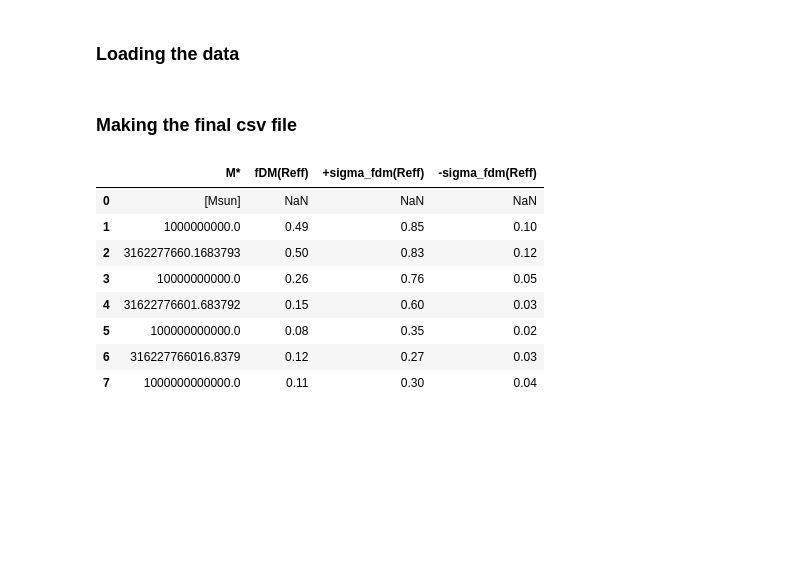
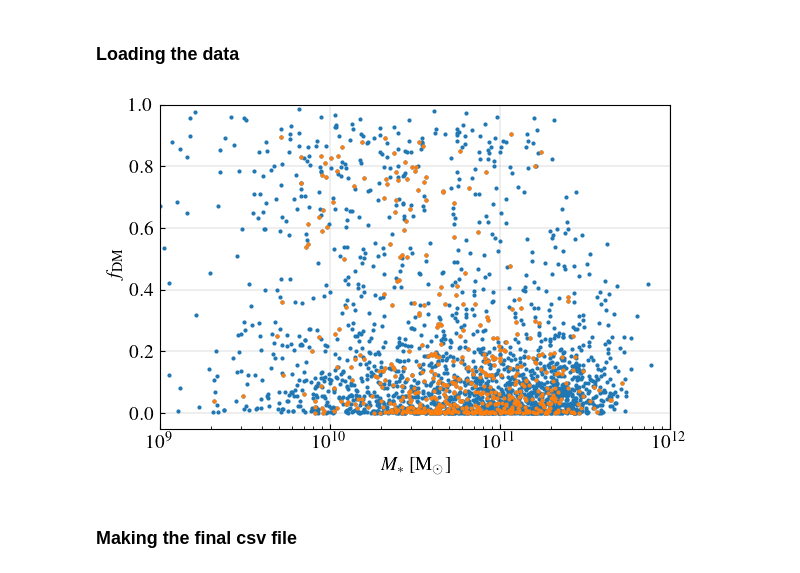
Before and after one commit to Annapreto23/TangoSIDM_DMFraction, a Jupyter notebook: data/Observational_datasets/MANGA_post_processed.ipynb, the cells around one changed output. Drawn from its saved outputs; the diff is of its cells as text; code cells hidden in the pictures; blank space fills up the shorter version.

Commit message:
I am including the full dataset from MaNGA: stellar masses, dark matter fractions, sizes

```diff
--- a/data/Observational_datasets/MANGA_post_processed.ipynb
+++ b/data/Observational_datasets/MANGA_post_processed.ipynb
@@ -9,2 +9,7 @@ import csv
 # %% [markdown]
 ### Loading the data
+# %%
+manga_dataset = fits.open('./raw_data/SDSSDR17_MaNGA_JAM.fits')
+Yang07 = np.genfromtxt('./raw_data/MaNGA_MPL11_Yang07.cat', dtype=None, skip_header=4, encoding='utf-8')
+manga_M2L_SPS = np.genfromtxt('./raw_data/MaNGA_SPS_M2L.txt', dtype=None, skip_header=1)
+loct = Yang07['f12']
@@ -11,2 +44,32 @@ import csv
 # %%
-df = pd.read_csv('./raw_data/MaNGA_Li_2023.csv')
+#################
+# Plot parameters
+params = {
+    "font.size": 14,
+    "font.family": "Times",
+    "text.usetex": True,
+    "figure.figsize": (6, 4),
+    "figure.subplot.left": 0.12,
+    "figure.subplot.right": 0.97,
+    "figure.subplot.bottom": 0.12,
+    "figure.subplot.top": 0.93,
+    "lines.markersize": 2,
+    "lines.linewidth": 1,
+    "figure.max_open_warning": 0,
+}
+plt.rcParams.update(params)
+plt.figure()
+ax = plt.subplot(1, 1, 1)
+plt.grid(linestyle='-', linewidth=0.3)
+
+plt.plot(M_stellar, fDM, 'o')
+plt.plot(M_stellar[Qual>2], fDM[Qual>2], 'o')
+
+plt.axis([1e9, 1e12, -0.05, 1])
+plt.xscale('log')
+plt.ylabel(r"$f_{\mathrm{DM}}$")
+plt.xlabel("$M_{*}$ [M$_{\odot}$]")
+ax.tick_params(direction='in', axis='both', which='both', pad=4.5)
+plt.show()
+# %% [output]
+[figure, added]
@@ -23,29 +81,18 @@ with open('dataset/MANGA.csv', 'w', newline='') as csvfile:
     writer = csv.writer(csvfile)
 
     # Writing the name line and the unit line
-    writer.writerow([ "M*","fDM(Reff)", "+sigma_fdm(Reff)", "-sigma_fdm(Reff)"])
-    writer.writerow(["[Msun]","None", "None", "None"])
+    writer.writerow(["PlateIFU", "MaNGAID", "M*[Msun]", "fDM(Reff)", "Reff[kpc]", "QualityFlag"])
 
     # Looping through each element of the data
-    for i in range(len(M)):
-        Mass = M[i]
+    for i in range(num_sample):
 
-        fDMeff = fDM[i]
-        psigma_fdmeff = higherror[i]
-        msigma_fdmeff = lowerror[i]
+        Mi = M_stellar[i]
+        fDMi = fDM[i]
+        Qi = Qual[i]
+        Ri = Reff[i]
+        Plate_i = Plate_IFU[i]
+        ID_i = manga_ID[i]
+
+
         # Writing the data into the CSV file
-        writer.writerow([ Mass, fDMeff, psigma_fdmeff, msigma_fdmeff])
-
-# Reading the CSV file into a DataFrame
-manga = pd.read_csv('dataset/MANGA.csv')
-manga
+        writer.writerow([Plate_i, ID_i, Mi, fDMi, Ri, Qi])
-# %% [output]
-|  | M* | fDM(Reff) | +sigma_fdm(Reff) | -sigma_fdm(Reff) |
-| 0 | [Msun] | NaN | NaN | NaN |
-| 1 | 1000000000.0 | 0.49 | 0.85 | 0.10 |
-| 2 | 3162277660.1683793 | 0.50 | 0.83 | 0.12 |
-| 3 | 10000000000.0 | 0.26 | 0.76 | 0.05 |
-| 4 | 31622776601.683792 | 0.15 | 0.60 | 0.03 |
-| 5 | 100000000000.0 | 0.08 | 0.35 | 0.02 |
-| 6 | 316227766016.8379 | 0.12 | 0.27 | 0.03 |
-| 7 | 1000000000000.0 | 0.11 | 0.30 | 0.04 |
```
Also changed, not shown: parts of 5 cells of this notebook, 6 other files.
